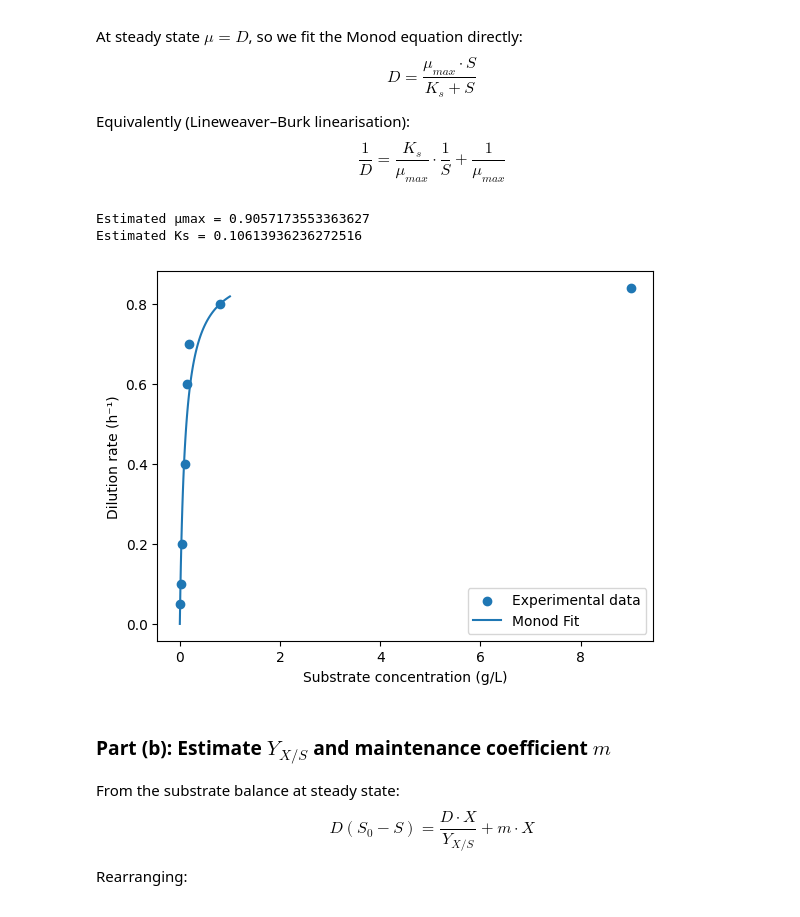
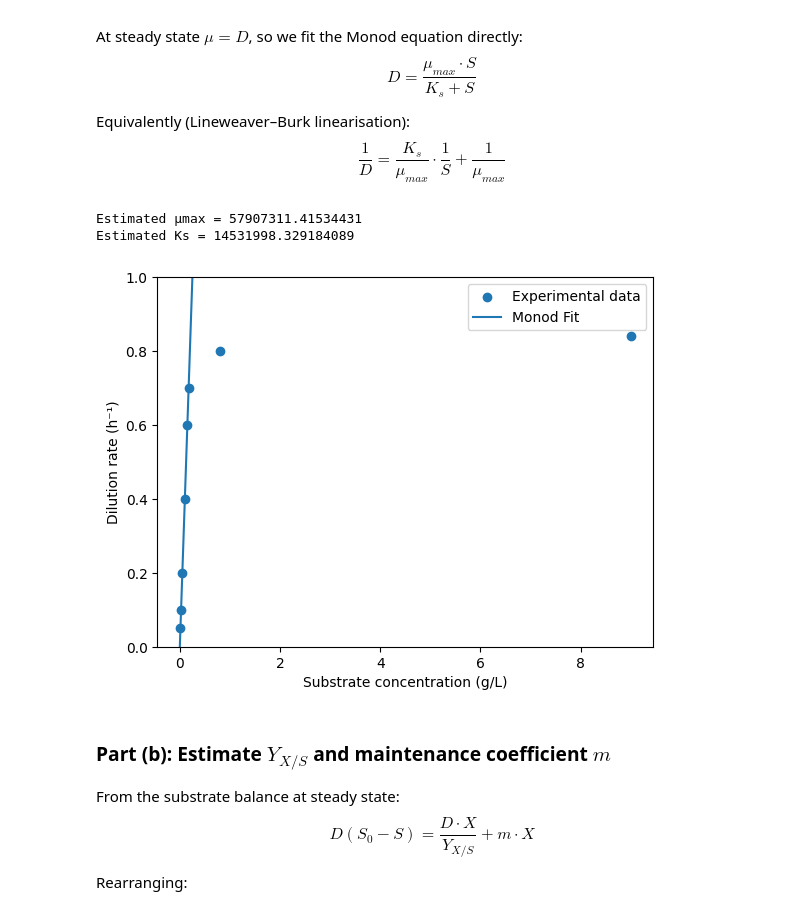
Before and after one commit to Noah-Paga/Bioreactor-mod-simulation, a Jupyter notebook: Project_2/Ex_4.ipynb, the cells around one changed output. Drawn from its saved outputs; the diff is of its cells as text; code cells hidden in the pictures.

```diff
--- a/Project_2/Ex_4.ipynb
+++ b/Project_2/Ex_4.ipynb
@@ -70,35 +70,36 @@ $$\frac{1}{D} = \frac{K_s}{\mu_{max}} \cdot \frac{1}{S} + \frac{1}{\mu_{max}}$$
 # %%
 # Monod equation
 def monod(S, mumax, Ks):
     return mumax * S / (Ks + S)
 
 #Exclude washout values
 mask = D <= 0.70
 S_fit = S[mask]
 D_fit = D[mask]
 params, _ = curve_fit(monod, S_fit, D_fit, p0=[1, 0.1])
 
 # Fit parameters
-params, _ = curve_fit(monod, S, D, p0=[1,0.1])
+params, _ = curve_fit(monod, S_fit, D_fit, p0=[1,0.1])
 
 mumax, Ks = params
 
 print("Estimated μmax =", mumax)
 print("Estimated Ks =", Ks)
 
 # Plot
 S_range = np.linspace(0,1,100)
 plt.scatter(S, D, label="Experimental data")
 plt.plot(S_range, monod(S_range, mumax, Ks), label="Monod Fit")
 plt.xlabel("Substrate concentration (g/L)")
 plt.ylabel("Dilution rate (h⁻¹)")
+plt.ylim(0, 1.0)
 plt.legend()
 plt.savefig(r"C:\Users\noah2\OneDrive\Documents\GitHub\Projects\Bioreactor-mod-simulation\Project_2\Images\ex4_part_A.png")
 plt.show()
 # %% [output]
-Estimated μmax = 0.9057173553363627
-Estimated Ks = 0.10613936236272516
+Estimated μmax = 57907311.41534431
+Estimated Ks = 14531998.329184089
-[figure, old version]
+[figure, new version]
 # %% [markdown]
 ### Part (b): Estimate $Y_{X/S}$ and maintenance coefficient $m$
 
```
Also changed, not shown: 1 other file.
